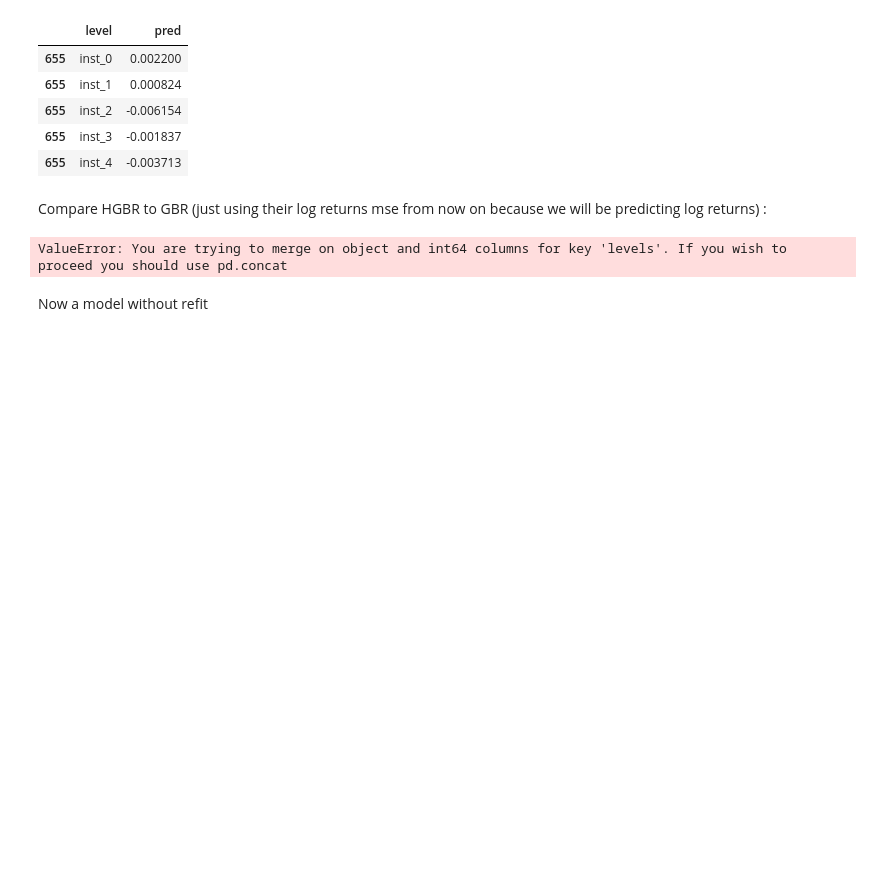
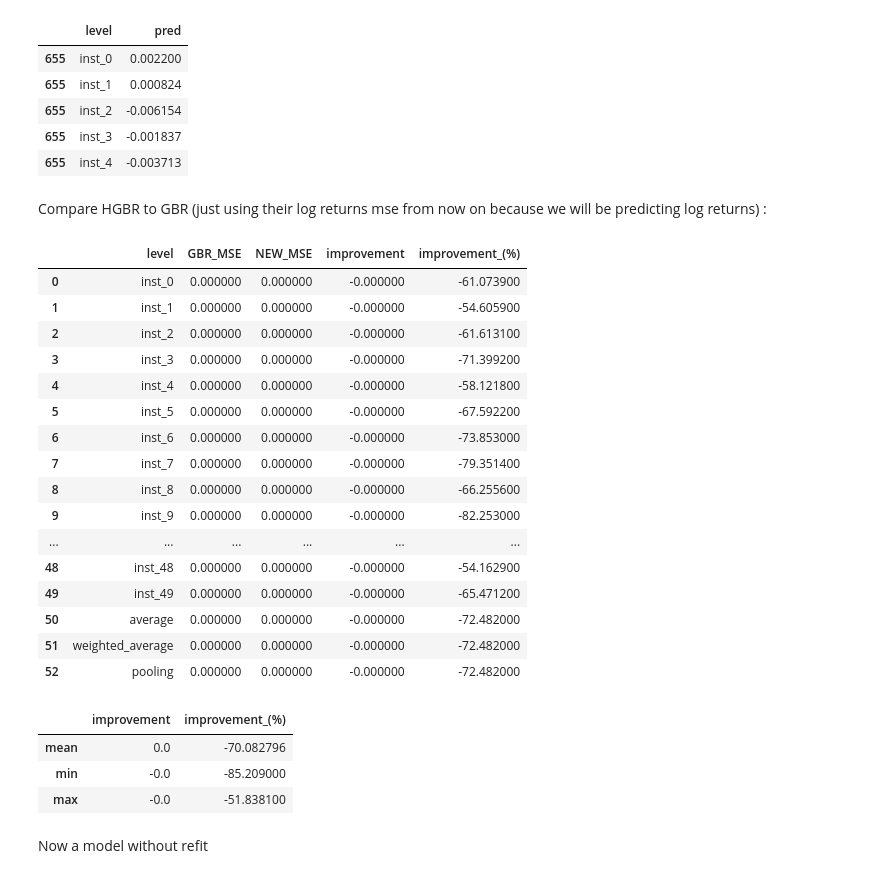
Before and after one commit to JensenJones/Algothon-2025, a Jupyter notebook: strategies/multi series forecasting skforecast/MultiTimeSeriesModelling.ipynb, the cells around one changed output. Drawn from its saved outputs; the diff is of its cells as text; code cells hidden in the pictures; blank space fills up the shorter version.

```diff
--- a/strategies/multi series forecasting skforecast/MultiTimeSeriesModelling.ipynb
+++ b/strategies/multi series forecasting skforecast/MultiTimeSeriesModelling.ipynb
@@ -696,7 +696,7 @@ Having the model retrain every time will exceed the 10 minute running length in
 # %% [markdown]
 HIST GRADIENT BOOSTING:
 # %%
-forecaster_ms_greeks_logReturns = ForecasterRecursiveMultiSeries(
+forecaster_ms_greeks_logReturns_hgbr = ForecasterRecursiveMultiSeries(
     regressor           = HistGradientBoostingRegressor(random_state=8523),
     lags                = 20,
     transformer_series  = None,
@@ -711,7 +711,7 @@ cv = TimeSeriesFold(
 
 # Backtest
 multi_series_mse_greeks_logReturns_hgbr, predictions_ms_greeks_logReturns_hgbr = backtesting_forecaster_multiseries(
-    forecaster = forecaster_ms_greeks_logReturns,
+    forecaster = forecaster_ms_greeks_logReturns_hgbr,
     series     = logReturns,
     exog       = exog_dict_for_logReturns,
     levels     = list(logReturns.columns),
@@ -755,26 +755,46 @@ Compare HGBR to GBR (just using their log returns mse from now on because we wil
 # %%
 def compareModelToBaseline(new_model_mse):
     # Join them
     results_greeks = pd.merge(
         multi_series_mse_greeks_logReturns,
         new_model_mse,
         left_on="levels",
-        right_index=True
+        right_on="levels",
     )
     # Rename for clarity
     results_greeks.columns = ["level", "GBR_MSE", "NEW_MSE"]
     # Calculate improvement of HGBR over GBR
     results_greeks["improvement"] = results_greeks["NEW_MSE"] - results_greeks["GBR_MSE"]
     results_greeks["improvement_(%)"] = 100 * results_greeks["improvement"] / results_greeks["GBR_MSE"]
     # Round and display
     results_greeks = results_greeks.round(4)
     display(results_greeks.style.bar(subset=['improvement_(%)'], align='mid', color=['#d65f5f', '#5fba7d']))
     display(results_greeks[['improvement', 'improvement_(%)']].agg(['mean', 'min', 'max']))
 
 
 compareModelToBaseline(multi_series_mse_greeks_logReturns_hgbr)
 # %% [output]
-ValueError: You are trying to merge on object and int64 columns for key 'levels'. If you wish to proceed you should use pd.concat
+|  | level | GBR_MSE | NEW_MSE | improvement | improvement_(%) |
+| 0 | inst_0 | 0.000000 | 0.000000 | -0.000000 | -61.073900 |
+| 1 | inst_1 | 0.000000 | 0.000000 | -0.000000 | -54.605900 |
+| 2 | inst_2 | 0.000000 | 0.000000 | -0.000000 | -61.613100 |
+| 3 | inst_3 | 0.000000 | 0.000000 | -0.000000 | -71.399200 |
+| 4 | inst_4 | 0.000000 | 0.000000 | -0.000000 | -58.121800 |
+| 5 | inst_5 | 0.000000 | 0.000000 | -0.000000 | -67.592200 |
+| 6 | inst_6 | 0.000000 | 0.000000 | -0.000000 | -73.853000 |
+| 7 | inst_7 | 0.000000 | 0.000000 | -0.000000 | -79.351400 |
+| 8 | inst_8 | 0.000000 | 0.000000 | -0.000000 | -66.255600 |
+| 9 | inst_9 | 0.000000 | 0.000000 | -0.000000 | -82.253000 |
+| ... | ... | ... | ... | ... | ... |
+| 48 | inst_48 | 0.000000 | 0.000000 | -0.000000 | -54.162900 |
+| 49 | inst_49 | 0.000000 | 0.000000 | -0.000000 | -65.471200 |
+| 50 | average | 0.000000 | 0.000000 | -0.000000 | -72.482000 |
+| 51 | weighted_average | 0.000000 | 0.000000 | -0.000000 | -72.482000 |
+| 52 | pooling | 0.000000 | 0.000000 | -0.000000 | -72.482000 |
+|  | improvement | improvement_(%) |
+| mean | 0.0 | -70.082796 |
+| min | -0.0 | -85.209000 |
+| max | -0.0 | -51.838100 |
 # %% [markdown]
 Now a model without refit
 # %%
```
Also changed, not shown: parts of 22 cells of this notebook.
